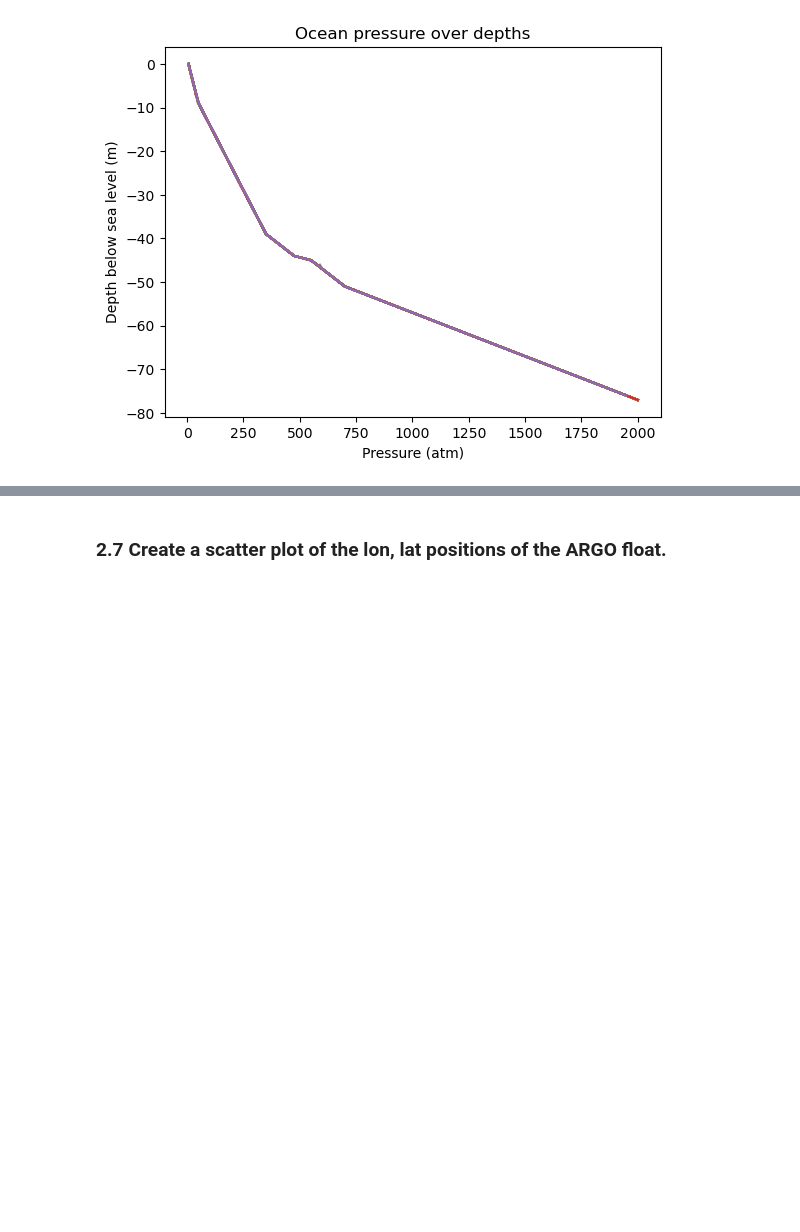
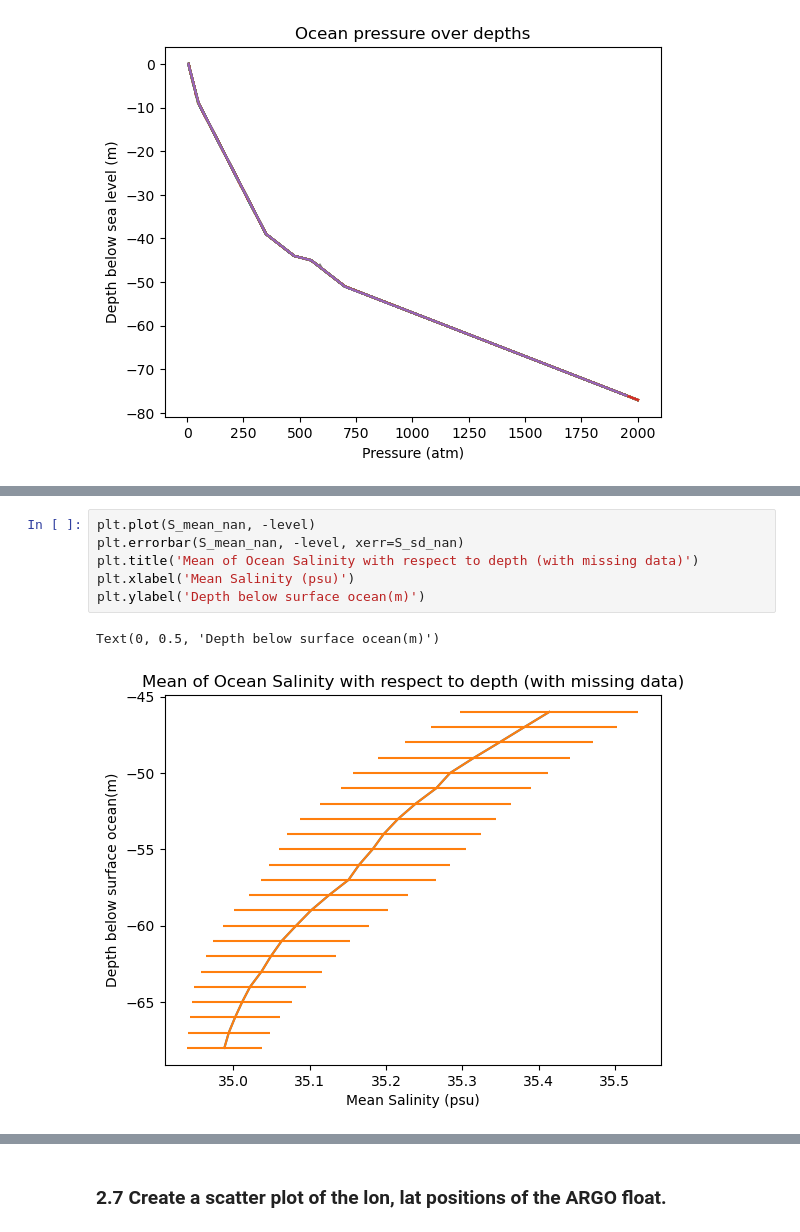
Before and after one commit to AnnaChen04/CES_Assignments, a Jupyter notebook: Assign_3.ipynb, the cells around one changed output, grey strips where cells are left out. Cells and saved outputs as stored; diff of their text form; blank space fills up the shorter version.

```diff
--- a/Assign_3.ipynb
+++ b/Assign_3.ipynb
@@ -164,0 +203,9 @@ Text(0, 0.5, 'Depth below sea level (m)')
+# %%
+plt.plot(S_mean_nan, -level)
+plt.errorbar(S_mean_nan, -level, xerr=S_sd_nan)
+plt.title('Mean of Ocean Salinity with respect to depth (with missing data)')
+plt.xlabel('Mean Salinity (psu)')
+plt.ylabel('Depth below surface ocean(m)')
+# %% [output]
+Text(0, 0.5, 'Depth below surface ocean(m)')
+[figure, added]
```
Also changed, not shown: parts of 10 cells of this notebook.
